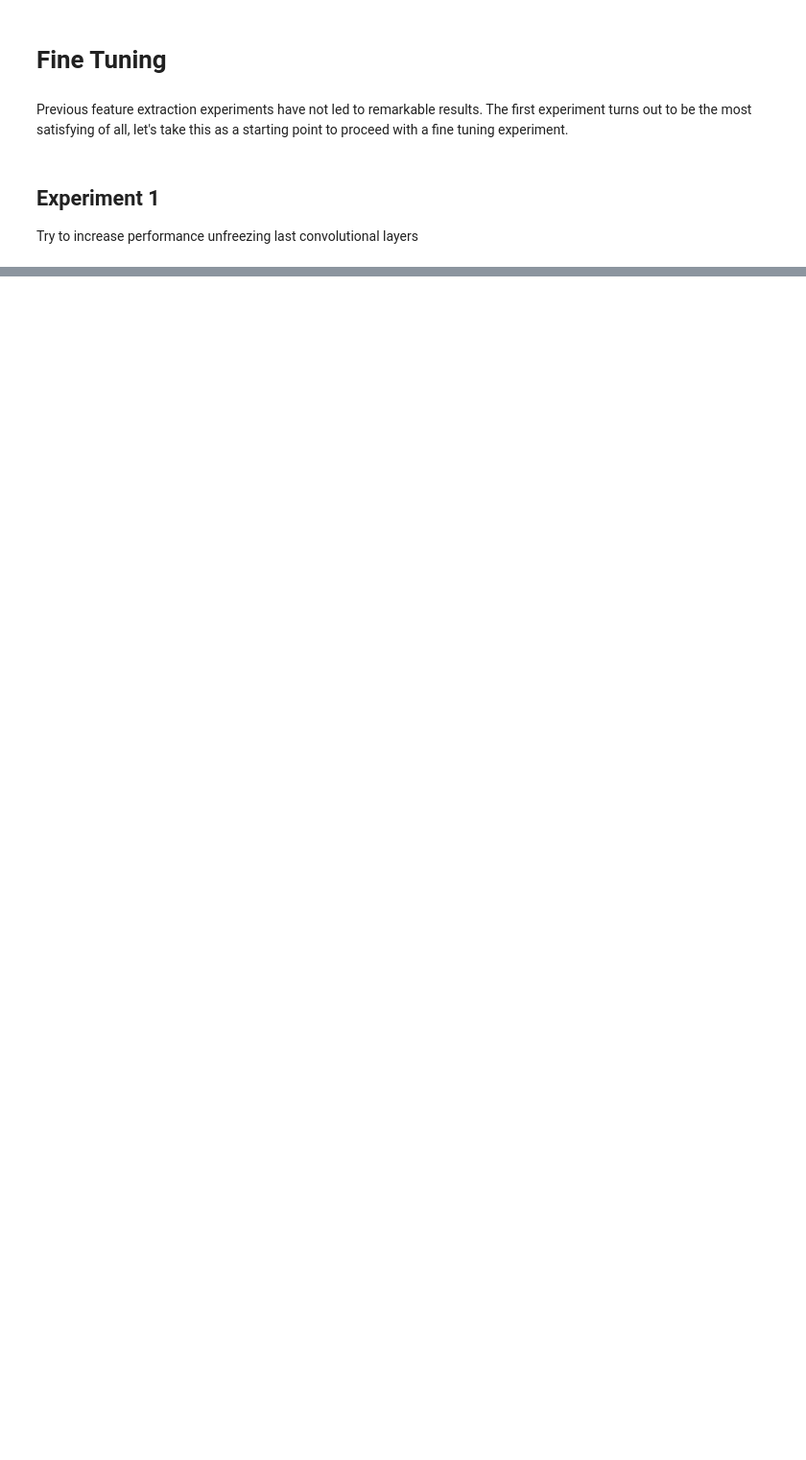
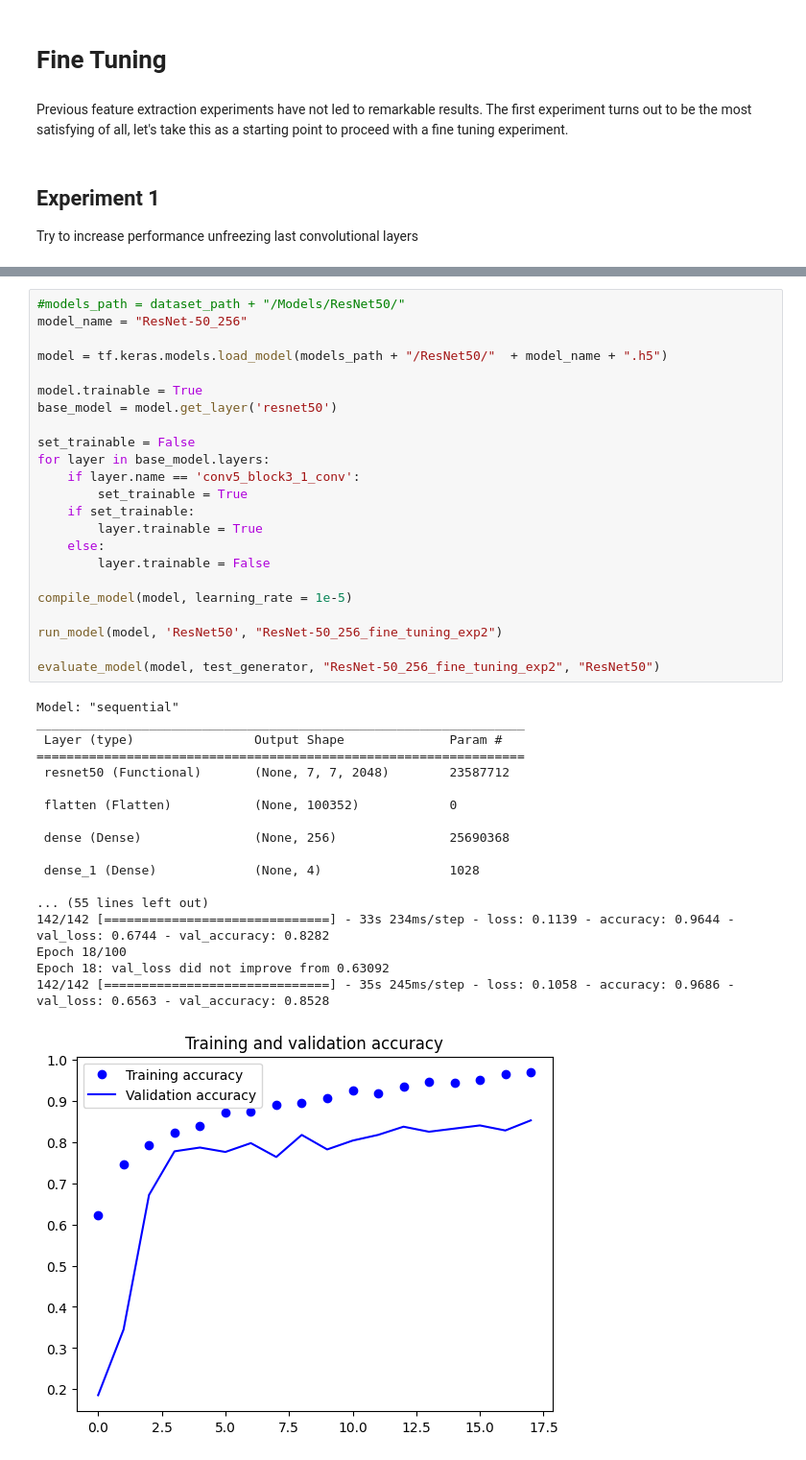
Before and after one commit to mgiorgi13/brain_tumor_classifier, a Jupyter notebook: ResNet_50_pretrained_network.ipynb, the cells around one changed output, grey strips where cells are left out. Shown at 96% size. Saved outputs shown, nothing was run; the diff lists cells and outputs as text; blank space fills up the shorter version.

```diff
--- a/ResNet_50_pretrained_network.ipynb
+++ b/ResNet_50_pretrained_network.ipynb
@@ -639,0 +700,42 @@ Try to increase performance unfreezing last convolutional layers
+# %%
+#models_path = dataset_path + "/Models/ResNet50/"
+model_name = "ResNet-50_256"
+
+model = tf.keras.models.load_model(models_path + "/ResNet50/"  + model_name + ".h5")
+
+model.trainable = True
+base_model = model.get_layer('resnet50')
+
+set_trainable = False
+for layer in base_model.layers:
+    if layer.name == 'conv5_block3_1_conv':
+        set_trainable = True
+    if set_trainable:
+        layer.trainable = True
+    else:
+        layer.trainable = False
+
+compile_model(model, learning_rate = 1e-5)
+
+run_model(model, 'ResNet50', "ResNet-50_256_fine_tuning_exp2")
+
+evaluate_model(model, test_generator, "ResNet-50_256_fine_tuning_exp2", "ResNet50")
+# %% [output]
+Model: "sequential"
+_________________________________________________________________
+ Layer (type)                Output Shape              Param #
+=================================================================
+ resnet50 (Functional)       (None, 7, 7, 2048)        23587712
+
+ flatten (Flatten)           (None, 100352)            0
+
+ dense (Dense)               (None, 256)               25690368
+
+ dense_1 (Dense)             (None, 4)                 1028
+
+... (55 lines left out)
+142/142 [==============================] - 33s 234ms/step - loss: 0.1139 - accuracy: 0.9644 - val_loss: 0.6744 - val_accuracy: 0.8282
+Epoch 18/100
+Epoch 18: val_loss did not improve from 0.63092
+142/142 [==============================] - 35s 245ms/step - loss: 0.1058 - accuracy: 0.9686 - val_loss: 0.6563 - val_accuracy: 0.8528
+[figure, added]
```
Also changed, not shown: parts of 8 cells of this notebook.
